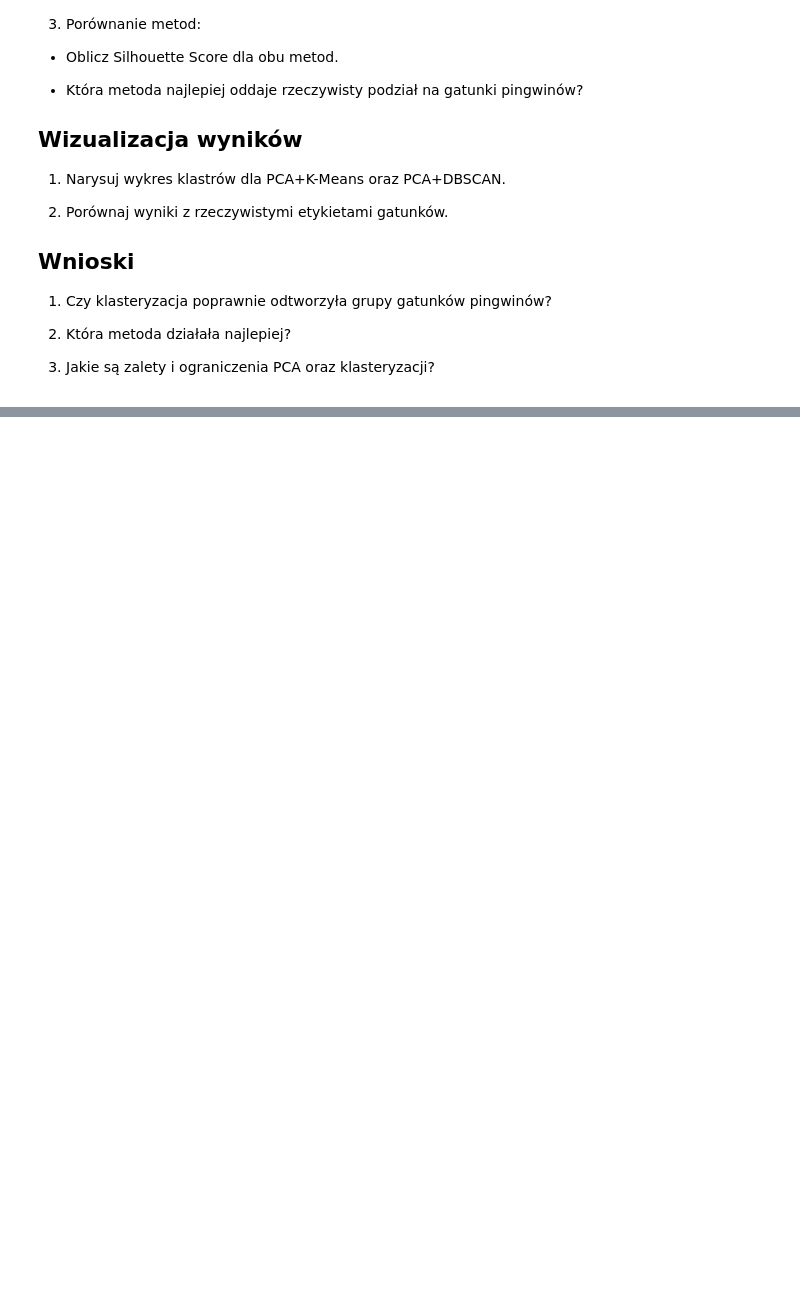
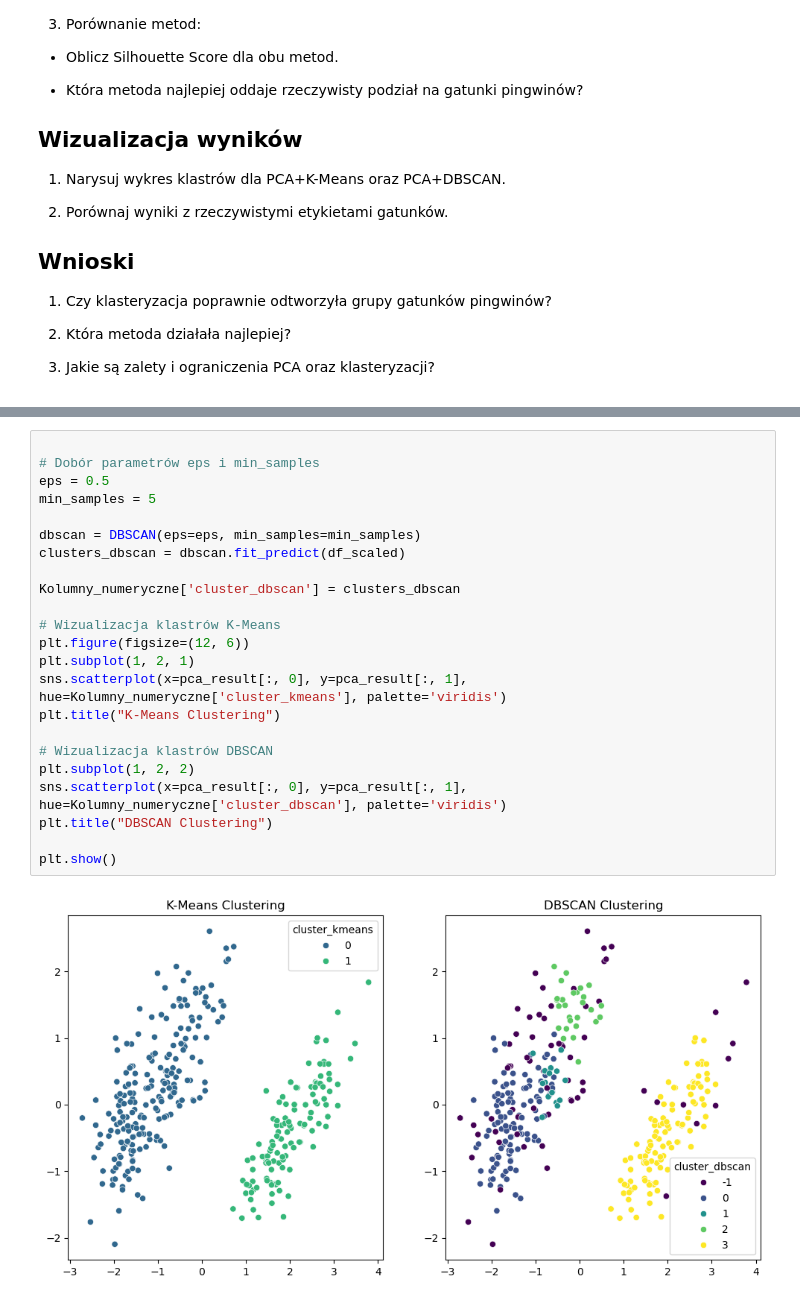
Before and after one commit to annlyd1986/labaJDA, a Jupyter notebook: codes/Laba27_homework.ipynb, the cells around one changed output, grey strips where cells are left out. Drawn from its saved outputs; the diff is of its cells as text; blank space fills up the shorter version.

```diff
--- a/codes/Laba27_homework.ipynb
+++ b/codes/Laba27_homework.ipynb
@@ -63,0 +163,25 @@ penguins.head()
+# %%
+
+# Dobór parametrów eps i min_samples
+eps = 0.5
+min_samples = 5
+
+dbscan = DBSCAN(eps=eps, min_samples=min_samples)
+clusters_dbscan = dbscan.fit_predict(df_scaled)
+
+Kolumny_numeryczne['cluster_dbscan'] = clusters_dbscan
+
+# Wizualizacja klastrów K-Means
+plt.figure(figsize=(12, 6))
+plt.subplot(1, 2, 1)
+sns.scatterplot(x=pca_result[:, 0], y=pca_result[:, 1], hue=Kolumny_numeryczne['cluster_kmeans'], palette='viridis')
+plt.title("K-Means Clustering")
+
+# Wizualizacja klastrów DBSCAN
+plt.subplot(1, 2, 2)
+sns.scatterplot(x=pca_result[:, 0], y=pca_result[:, 1], hue=Kolumny_numeryczne['cluster_dbscan'], palette='viridis')
+plt.title("DBSCAN Clustering")
+
+plt.show()
+# %% [output]
+[figure, added]
```
Also changed, not shown: parts of 7 cells of this notebook.
